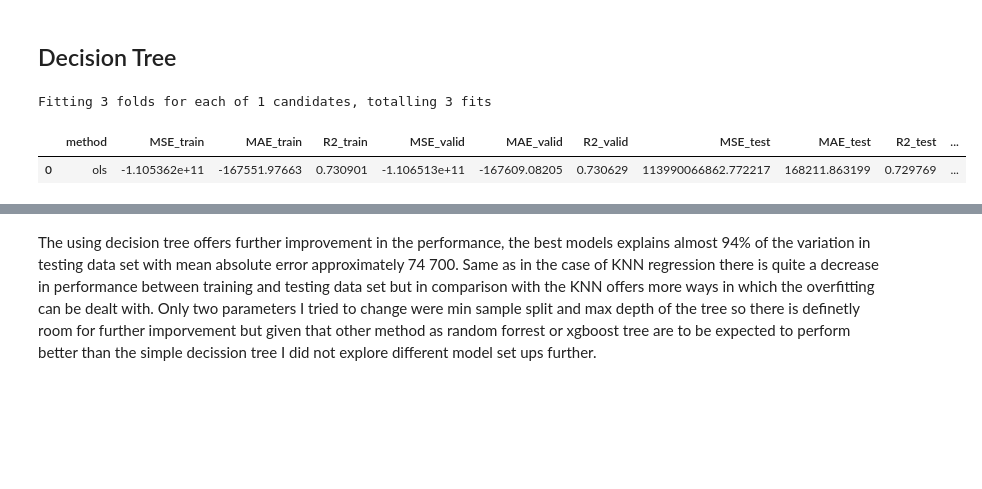
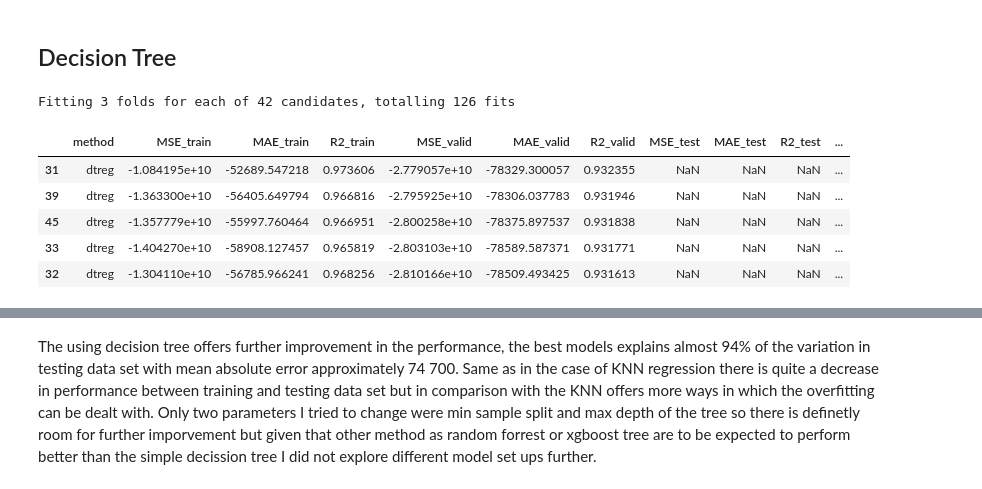
Before and after one commit to honzaz1234/ml_cars, a Jupyter notebook: reports/model_selection.ipynb, the cells around one changed output, grey strips where cells are left out. Saved outputs shown, nothing was run; the diff lists cells and outputs as text; code cells hidden in the pictures; blank space fills up the shorter version.

```diff
--- a/reports/model_selection.ipynb
+++ b/reports/model_selection.ipynb
@@ -105,16 +112,22 @@ Secondly, I tried to predict the prices using K-nearest Neigbours regression, ev
 # %%
 param_grid = {
     'max_depth': [4, 8, 12, 18, 24, 30, 36],
       'min_samples_split': [8, 12, 14, 18, 24, 28]  # List of possible values for n_neighbors
 }
 grid_search_dtreg = predict_num.find_best_model(
     method="dtreg", param_grid=param_grid, n_jobs=5
     )
-predict_num.summary_df[predict_num.summary_df['method'] == 'dtreg'].sort_values('R2_valid', ascending=False).head()
+(predict_num.summary_df[predict_num.summary_df['method'] == 'dtreg']
+ .sort_values('R2_valid', ascending=False)
+ .head())
 # %% [output]
-Fitting 3 folds for each of 1 candidates, totalling 3 fits
+Fitting 3 folds for each of 42 candidates, totalling 126 fits
 |  | method | MSE_train | MAE_train | R2_train | MSE_valid | MAE_valid | R2_valid | MSE_test | MAE_test | R2_test | ... |
-| 0 | ols | -1.105362e+11 | -167551.97663 | 0.730901 | -1.106513e+11 | -167609.08205 | 0.730629 | 113990066862.772217 | 168211.863199 | 0.729769 | ... |
+| 31 | dtreg | -1.084195e+10 | -52689.547218 | 0.973606 | -2.779057e+10 | -78329.300057 | 0.932355 | NaN | NaN | NaN | ... |
+| 39 | dtreg | -1.363300e+10 | -56405.649794 | 0.966816 | -2.795925e+10 | -78306.037783 | 0.931946 | NaN | NaN | NaN | ... |
+| 45 | dtreg | -1.357779e+10 | -55997.760464 | 0.966951 | -2.800258e+10 | -78375.897537 | 0.931838 | NaN | NaN | NaN | ... |
+| 33 | dtreg | -1.404270e+10 | -58908.127457 | 0.965819 | -2.803103e+10 | -78589.587371 | 0.931771 | NaN | NaN | NaN | ... |
+| 32 | dtreg | -1.304110e+10 | -56785.966241 | 0.968256 | -2.810166e+10 | -78509.493425 | 0.931613 | NaN | NaN | NaN | ... |
 # %%
 predict_num.estimate_test(
     grid_search_dtreg, {"max_depth": 24, "min_samples_split": 18}
```
Also changed, not shown: parts of 19 cells of this notebook.
